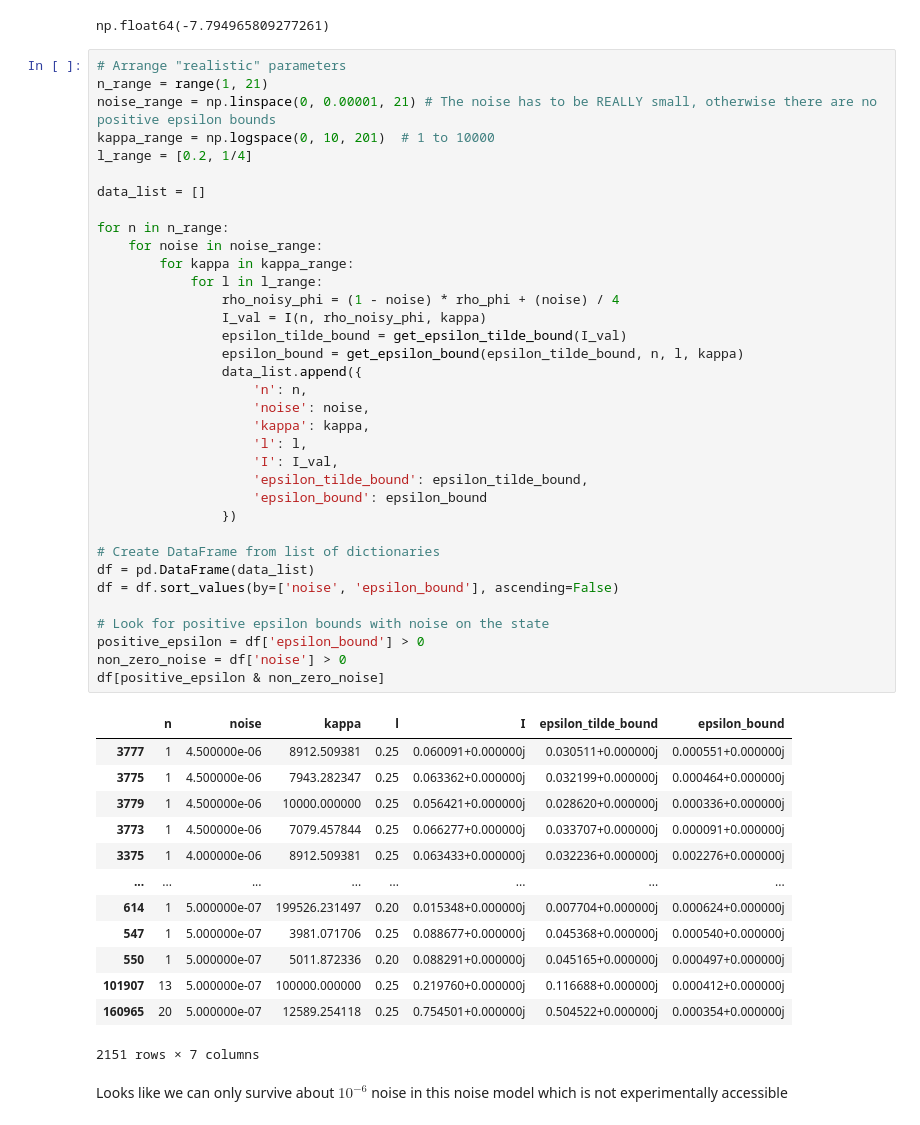
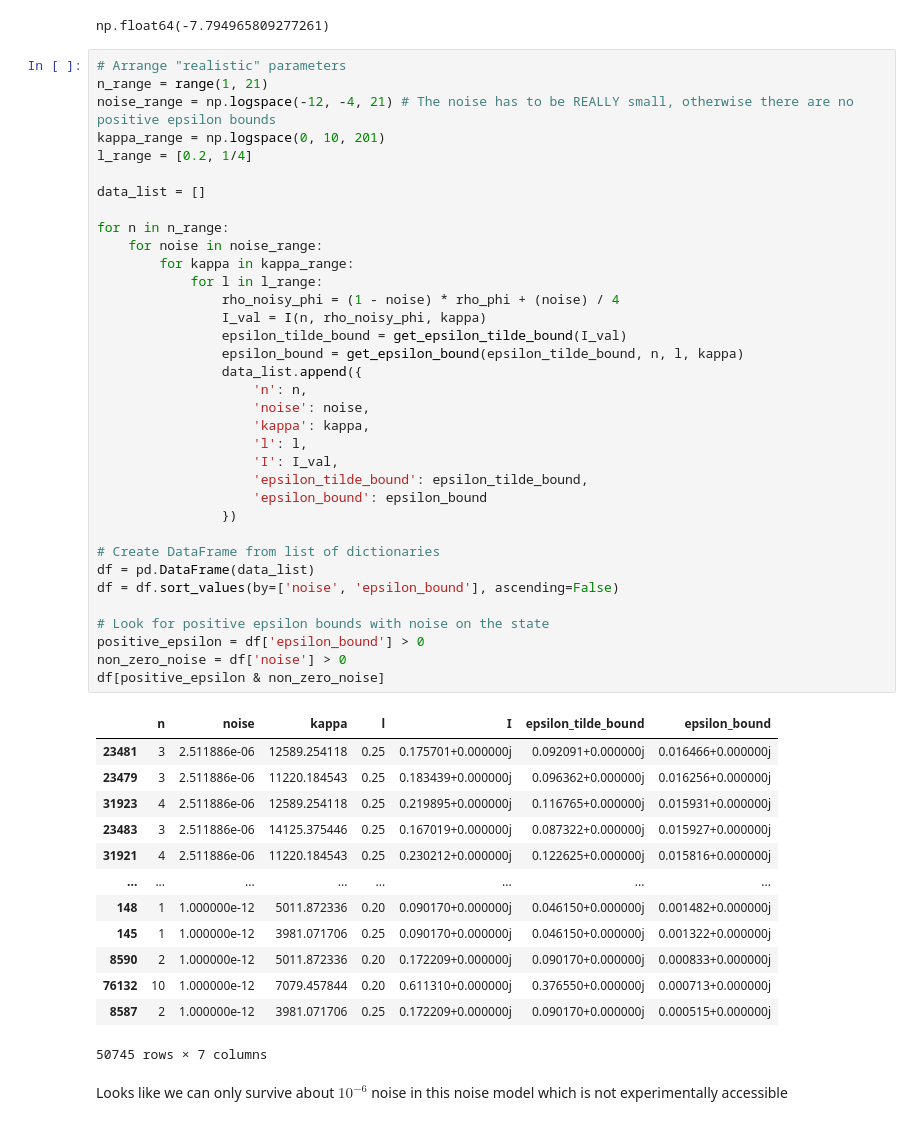
Before and after one commit to josephniblo/bell-non-locality, a Jupyter notebook: modelling.ipynb, the cells around one changed output. Saved outputs shown, nothing was run; the diff lists cells and outputs as text.

```diff
--- a/modelling.ipynb
+++ b/modelling.ipynb
@@ -193,51 +194,51 @@ np.float64(-7.794965809277261)
 # %%
 # Arrange "realistic" parameters
 n_range = range(1, 21)
-noise_range = np.linspace(0, 0.00001, 21) # The noise has to be REALLY small, otherwise there are no positive epsilon bounds
-kappa_range = np.logspace(0, 10, 201)  # 1 to 10000
+noise_range = np.logspace(-12, -4, 21) # The noise has to be REALLY small, otherwise there are no positive epsilon bounds
+kappa_range = np.logspace(0, 10, 201)
 l_range = [0.2, 1/4]
 
 data_list = []
 
 for n in n_range:
     for noise in noise_range:
         for kappa in kappa_range:
             for l in l_range:
                 rho_noisy_phi = (1 - noise) * rho_phi + (noise) / 4
                 I_val = I(n, rho_noisy_phi, kappa)
                 epsilon_tilde_bound = get_epsilon_tilde_bound(I_val)
                 epsilon_bound = get_epsilon_bound(epsilon_tilde_bound, n, l, kappa)
                 data_list.append({
                     'n': n,
                     'noise': noise,
                     'kappa': kappa,
                     'l': l,
                     'I': I_val,
                     'epsilon_tilde_bound': epsilon_tilde_bound,
                     'epsilon_bound': epsilon_bound
                 })
 
 # Create DataFrame from list of dictionaries
 df = pd.DataFrame(data_list)
 df = df.sort_values(by=['noise', 'epsilon_bound'], ascending=False)
 
 # Look for positive epsilon bounds with noise on the state
 positive_epsilon = df['epsilon_bound'] > 0
 non_zero_noise = df['noise'] > 0
 df[positive_epsilon & non_zero_noise]
 # %% [output]
 |  | n | noise | kappa | l | I | epsilon_tilde_bound | epsilon_bound |
-| 3777 | 1 | 4.500000e-06 | 8912.509381 | 0.25 | 0.060091+0.000000j | 0.030511+0.000000j | 0.000551+0.000000j |
-| 3775 | 1 | 4.500000e-06 | 7943.282347 | 0.25 | 0.063362+0.000000j | 0.032199+0.000000j | 0.000464+0.000000j |
-| 3779 | 1 | 4.500000e-06 | 10000.000000 | 0.25 | 0.056421+0.000000j | 0.028620+0.000000j | 0.000336+0.000000j |
-| 3773 | 1 | 4.500000e-06 | 7079.457844 | 0.25 | 0.066277+0.000000j | 0.033707+0.000000j | 0.000091+0.000000j |
-| 3375 | 1 | 4.000000e-06 | 8912.509381 | 0.25 | 0.063433+0.000000j | 0.032236+0.000000j | 0.002276+0.000000j |
+| 23481 | 3 | 2.511886e-06 | 12589.254118 | 0.25 | 0.175701+0.000000j | 0.092091+0.000000j | 0.016466+0.000000j |
+| 23479 | 3 | 2.511886e-06 | 11220.184543 | 0.25 | 0.183439+0.000000j | 0.096362+0.000000j | 0.016256+0.000000j |
+| 31923 | 4 | 2.511886e-06 | 12589.254118 | 0.25 | 0.219895+0.000000j | 0.116765+0.000000j | 0.015931+0.000000j |
+| 23483 | 3 | 2.511886e-06 | 14125.375446 | 0.25 | 0.167019+0.000000j | 0.087322+0.000000j | 0.015927+0.000000j |
+| 31921 | 4 | 2.511886e-06 | 11220.184543 | 0.25 | 0.230212+0.000000j | 0.122625+0.000000j | 0.015816+0.000000j |
 | ... | ... | ... | ... | ... | ... | ... | ... |
-| 614 | 1 | 5.000000e-07 | 199526.231497 | 0.20 | 0.015348+0.000000j | 0.007704+0.000000j | 0.000624+0.000000j |
-| 547 | 1 | 5.000000e-07 | 3981.071706 | 0.25 | 0.088677+0.000000j | 0.045368+0.000000j | 0.000540+0.000000j |
-| 550 | 1 | 5.000000e-07 | 5011.872336 | 0.20 | 0.088291+0.000000j | 0.045165+0.000000j | 0.000497+0.000000j |
-| 101907 | 13 | 5.000000e-07 | 100000.000000 | 0.25 | 0.219760+0.000000j | 0.116688+0.000000j | 0.000412+0.000000j |
-| 160965 | 20 | 5.000000e-07 | 12589.254118 | 0.25 | 0.754501+0.000000j | 0.504522+0.000000j | 0.000354+0.000000j |
+| 148 | 1 | 1.000000e-12 | 5011.872336 | 0.20 | 0.090170+0.000000j | 0.046150+0.000000j | 0.001482+0.000000j |
+| 145 | 1 | 1.000000e-12 | 3981.071706 | 0.25 | 0.090170+0.000000j | 0.046150+0.000000j | 0.001322+0.000000j |
+| 8590 | 2 | 1.000000e-12 | 5011.872336 | 0.20 | 0.172209+0.000000j | 0.090170+0.000000j | 0.000833+0.000000j |
+| 76132 | 10 | 1.000000e-12 | 7079.457844 | 0.20 | 0.611310+0.000000j | 0.376550+0.000000j | 0.000713+0.000000j |
+| 8587 | 2 | 1.000000e-12 | 3981.071706 | 0.25 | 0.172209+0.000000j | 0.090170+0.000000j | 0.000515+0.000000j |
-2151 rows × 7 columns
+50745 rows × 7 columns
 # %% [markdown]
 Looks like we can only survive about $10^{-6}$ noise in this noise model which is not experimentally accessible
```
Also changed, not shown: parts of 5 cells of this notebook, 3 other files.
